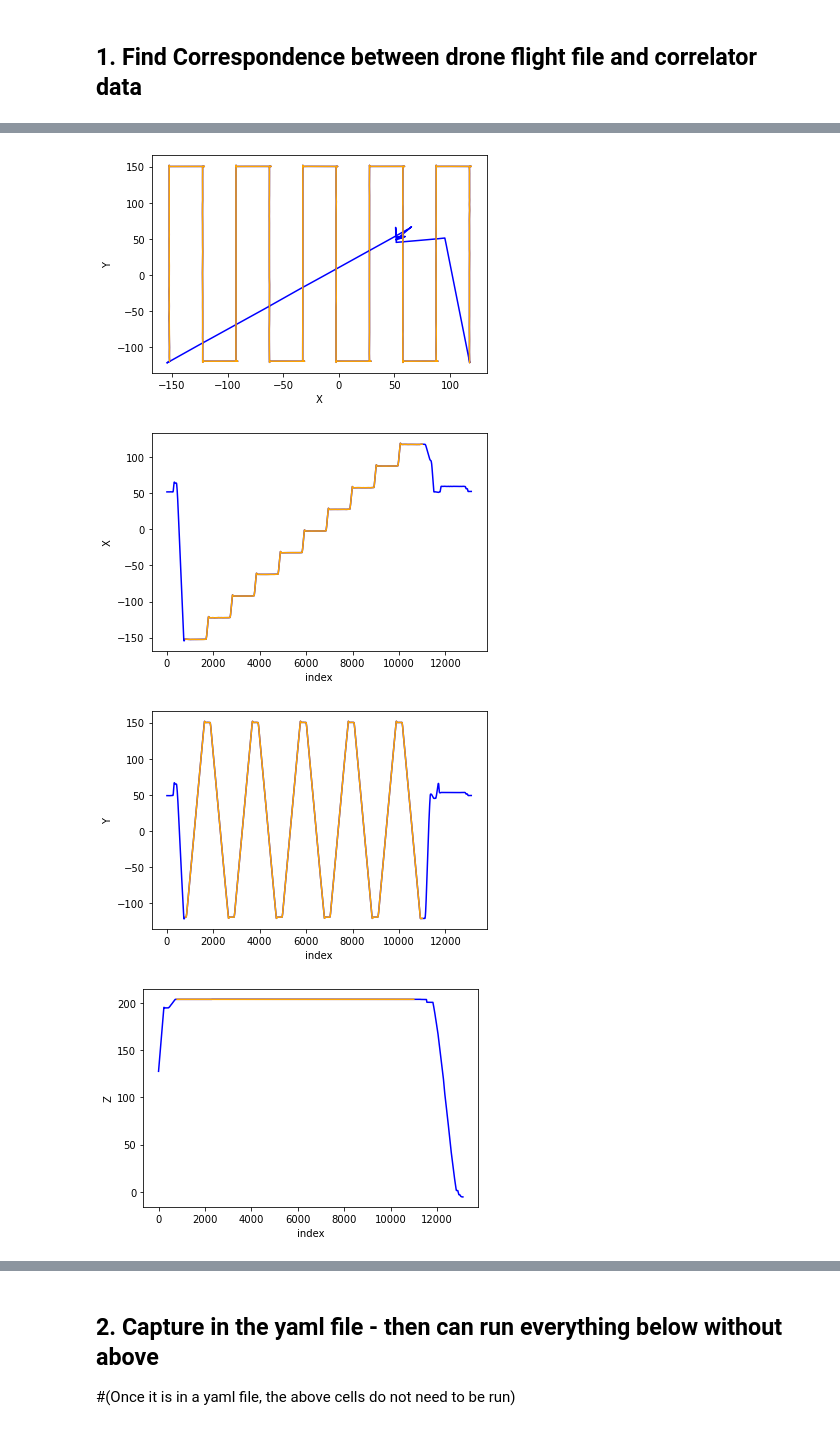
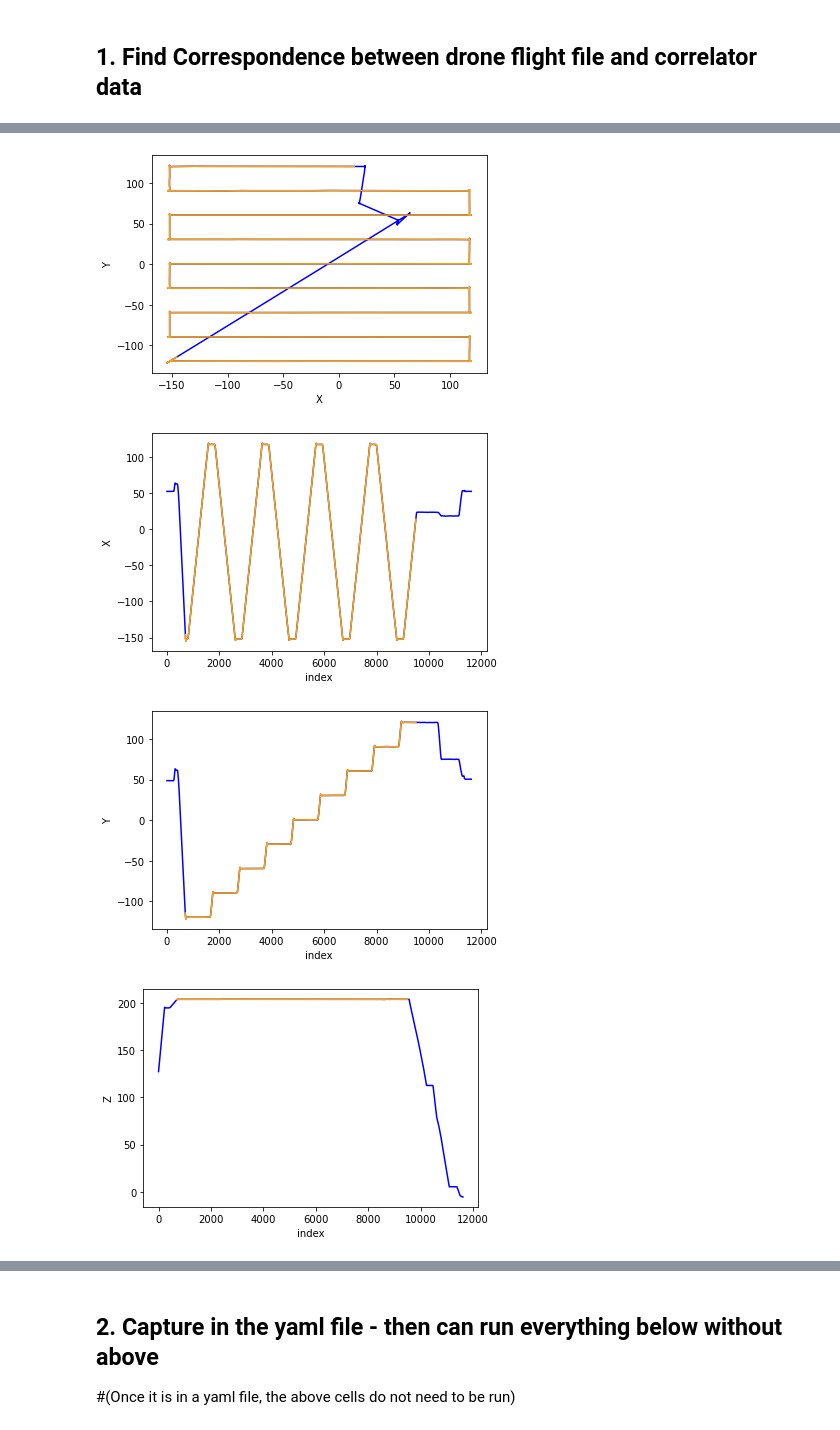
Before and after one commit to WrightLaboratory/DigitalNoiseSource, a Jupyter notebook: notebooks/LBN_DNS_GBO.ipynb, the cells around one changed output, grey strips where cells are left out. Saved outputs shown, nothing was run; the diff lists cells and outputs as text; code cells hidden in the pictures.

Commit message:
updated with all flights (minor change)

```diff
--- a/notebooks/LBN_DNS_GBO.ipynb
+++ b/notebooks/LBN_DNS_GBO.ipynb
@@ -86,13 +86,33 @@ flyfile = 'Jul-17th-2025-07-56PM-Flight-Airdata.csv'
 dfile = '20250717T234526Z_WVUc52'
 flyfile = 'Jul-17th-2025-08-47PM-Flight-Airdata.csv'
 
-# RFI flight
-dfile = '20250719T000859Z_WVUc52'
-flyfile = 'Jul-18th-2025-08-33PM-Flight-Airdata.csv'
+#
+dfile = '20250718T152104Z_WVUc52'
+flyfile = 'Jul-18th-2025-11-49AM-Flight-Airdata.csv'
+
+#
+dfile = '20250718T152104Z_WVUc52'
+flyfile = 'Jul-18th-2025-12-21PM-Flight-Airdata.csv'
+
+#
+dfile = '20250718T152104Z_WVUc52'
+flyfile = 'Jul-18th-2025-12-53PM-Flight-Airdata.csv'
+
+#
+dfile = '20250718T183125Z_WVUc52'
+flyfile = 'Jul-18th-2025-02-55PM-Flight-Airdata.csv'
+
+#
+dfile = '20250718T183125Z_WVUc52'
+flyfile = 'Jul-18th-2025-03-27PM-Flight-Airdata.csv'
 
 # RFI flight
-dfile = '20250719T183054Z_WVUc52'
-flyfile = 'Jul-19th-2025-02-39PM-Flight-Airdata.csv'
+#dfile = '20250719T000859Z_WVUc52'
+#flyfile = 'Jul-18th-2025-08-33PM-Flight-Airdata.csv'
+
+# RFI flight
+#dfile = '20250719T183054Z_WVUc52'
+#flyfile = 'Jul-19th-2025-02-39PM-Flight-Airdata.csv'
 
 ######### LEAVE THIS #############################################
 # this handles the wierd directory structure in the iceboard dirs
@@ -339,39 +371,39 @@ for j in np.arange(0,len(crmap)):
 # %%
 # Let's pick most interesting drone data region, given the file selection above
 
-tlb = 800
-tub = 11000
+tlb = 700
+tub = 9500
 indrange = np.arange(tlb,tub)
 
 
 plt.plot(dronedata.coords_xyz_LC[:,0],dronedata.coords_xyz_LC[:,1],color='blue')
 plt.plot(dronedata.coords_xyz_LC[tlb:tub,0],dronedata.coords_xyz_LC[tlb:tub,1],color='orange')
 plt.xlabel('X')
 plt.ylabel('Y')
 plt.show()
 
 plt.plot(dronedata.coords_xyz_LC[:,0],color='blue')
 plt.plot(indrange,dronedata.coords_xyz_LC[tlb:tub,0],color='orange')
 plt.xlabel('index')
 plt.ylabel('X')
 plt.show()
 
 plt.plot(dronedata.coords_xyz_LC[:,1],color='blue')
 plt.plot(indrange,dronedata.coords_xyz_LC[tlb:tub,1],color='orange')
 plt.xlabel('index')
 plt.ylabel('Y')
 plt.show()
 
 plt.plot(dronedata.coords_xyz_LC[:,2],color='blue')
 plt.plot(indrange,dronedata.coords_xyz_LC[tlb:tub,2],color='orange')
 plt.xlabel('index')
 plt.ylabel('Z')
 plt.show()
 # %% [output]
-[figure, old version]
+[figure, new version]
-[figure, old version]
+[figure, new version]
-[figure, old version]
+[figure, new version]
-[figure, old version]
+[figure, new version]
 # %%
 # Let's convert that into the indices for the correlator data:
 dt = corrdata.t_arr_datetime[1] - corrdata.t_arr_datetime[0]
```
Also changed, not shown: parts of 11 cells of this notebook.
